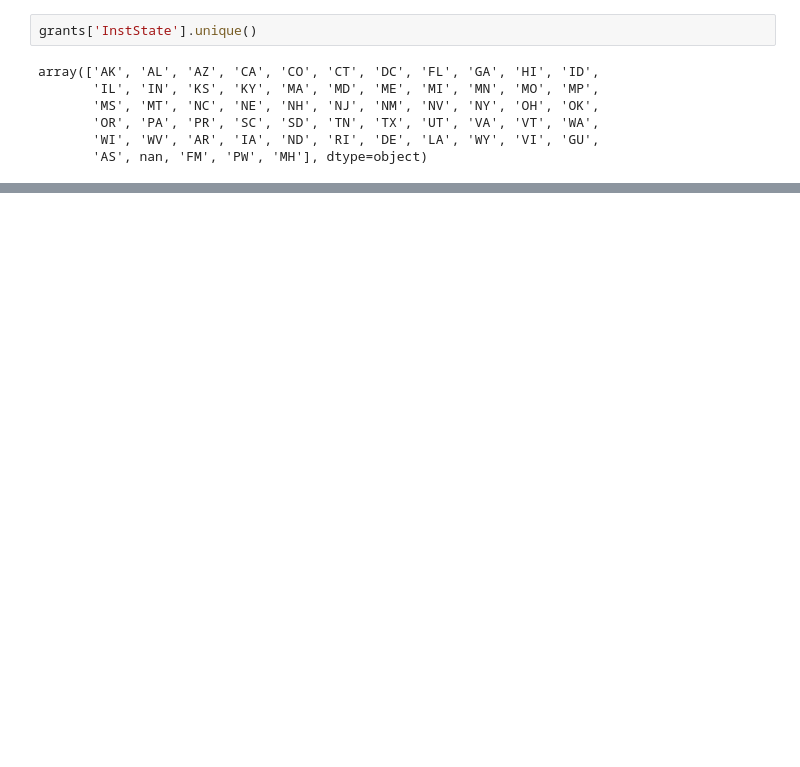
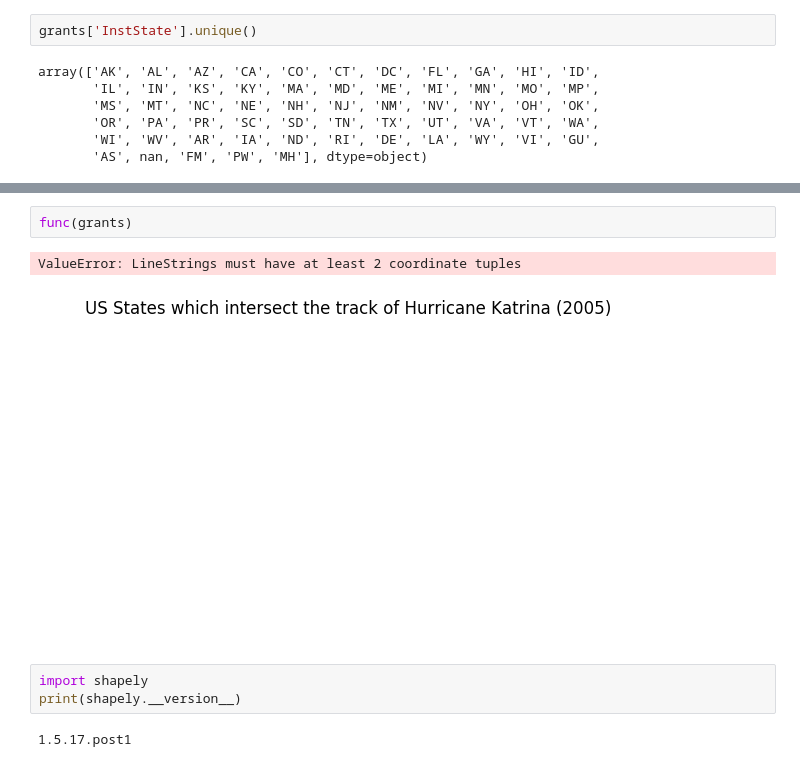
Before and after one commit to ariansacct/project-spring2017, a Jupyter notebook: part2/component2.ipynb, the cells around one changed output, grey strips where cells are left out. Drawn from its saved outputs; the diff is of its cells as text; blank space fills up the shorter version.

```diff
--- a/part2/component2.ipynb
+++ b/part2/component2.ipynb
@@ -133,0 +324,10 @@ interact(f, x="NY");
+# %%
+func(grants)
+# %% [output]
+ValueError: LineStrings must have at least 2 coordinate tuples
+[figure, added]
+# %%
+import shapely
+print(shapely.__version__)
+# %% [output]
+1.5.17.post1
```
Also changed, not shown: parts of 24 cells of this notebook.
